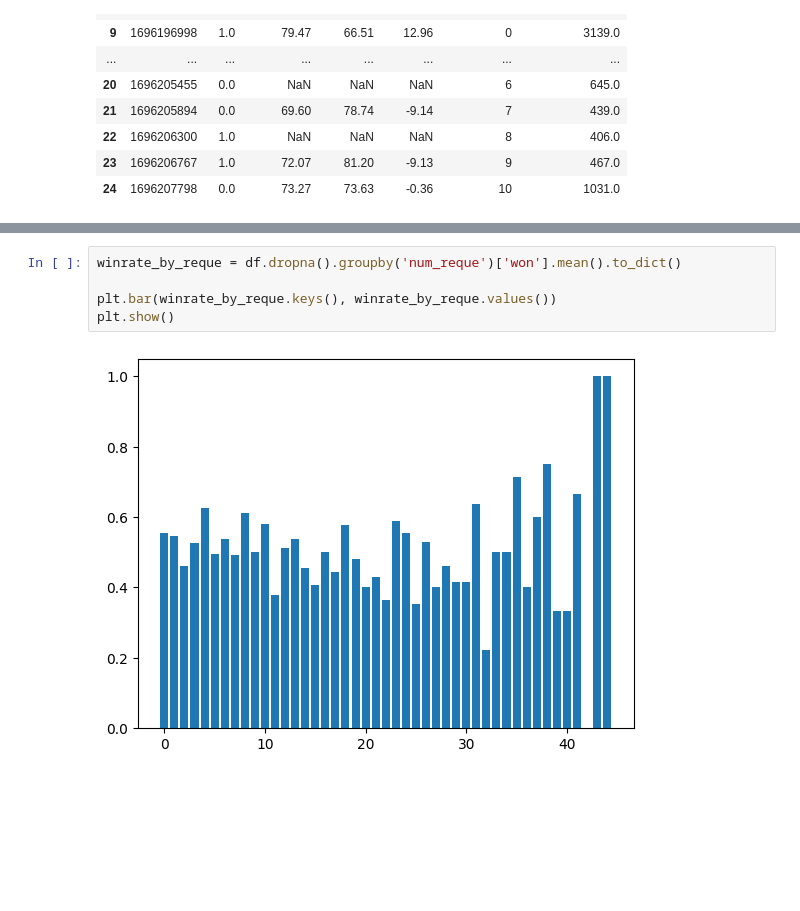
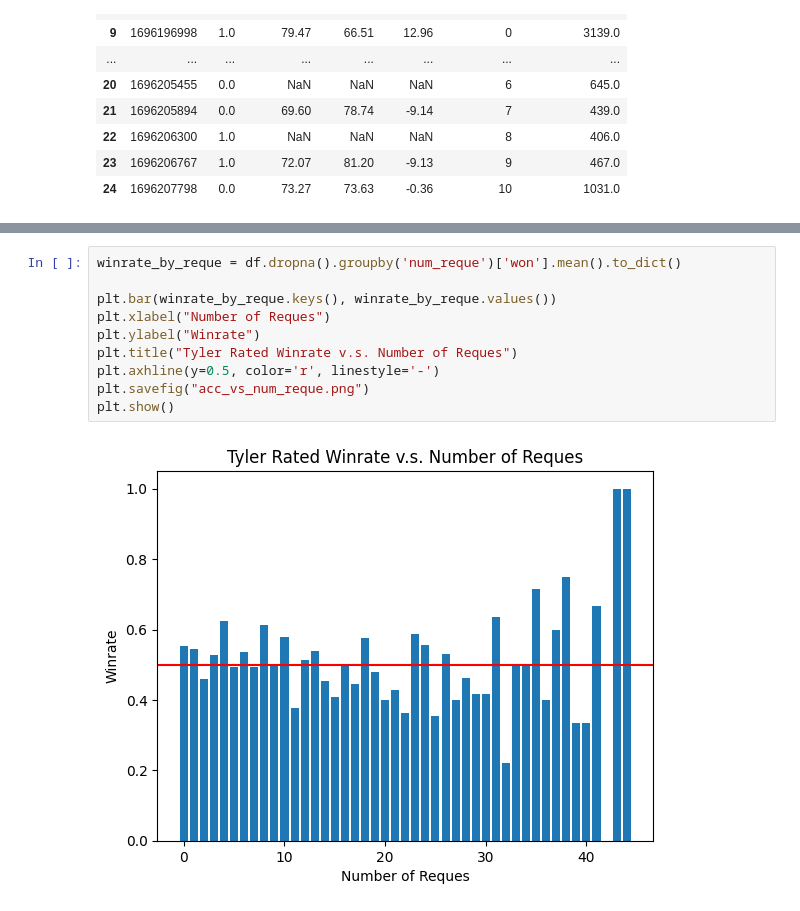
Before and after one commit to okeanskiy/online-chess-win-predictions, a Jupyter notebook: tyler_reque.ipynb, the cells around one changed output, grey strips where cells are left out. Cells and saved outputs as stored; diff of their text form; blank space fills up the shorter version.

```diff
--- a/tyler_reque.ipynb
+++ b/tyler_reque.ipynb
@@ -149,9 +158,14 @@ plt.show()
 # %%
 winrate_by_reque = df.dropna().groupby('num_reque')['won'].mean().to_dict()
 
 plt.bar(winrate_by_reque.keys(), winrate_by_reque.values())
+plt.xlabel("Number of Reques")
+plt.ylabel("Winrate")
+plt.title("Tyler Rated Winrate v.s. Number of Reques")
+plt.axhline(y=0.5, color='r', linestyle='-')
+plt.savefig("acc_vs_num_reque.png")
 plt.show()
 # %% [output]
-[figure, old version]
+[figure, new version]
 # %%
 df_cleaned = df.dropna()
```
Also changed, not shown: parts of 11 cells of this notebook, 20 other files.
